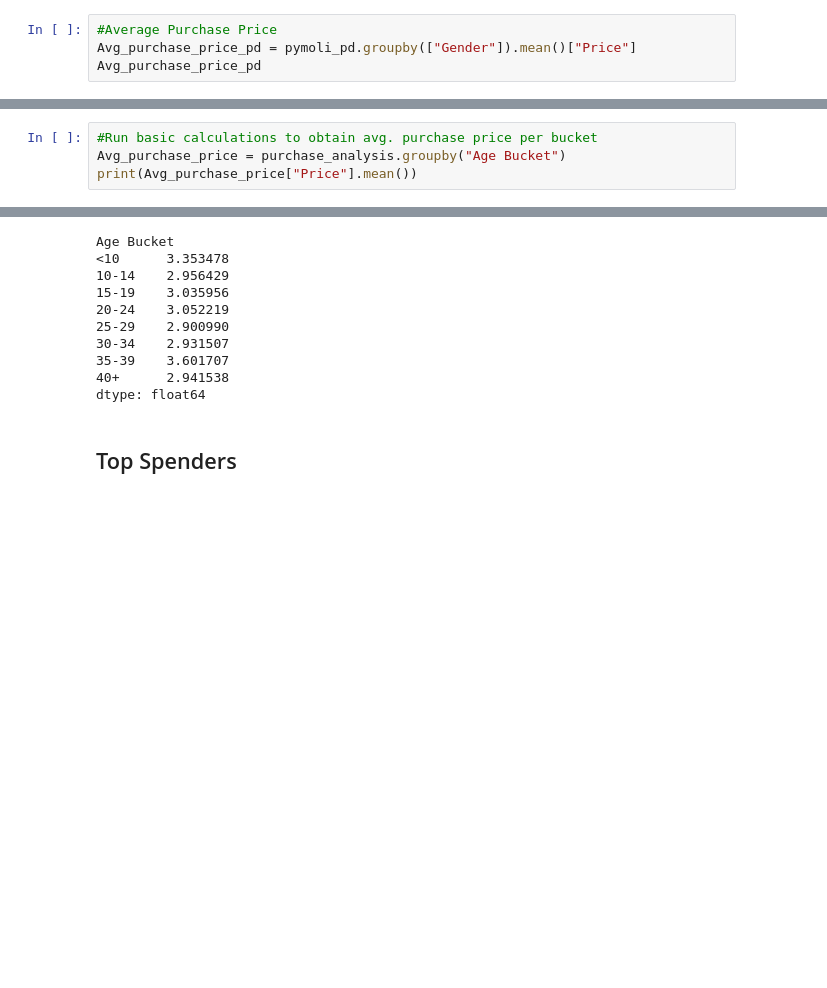
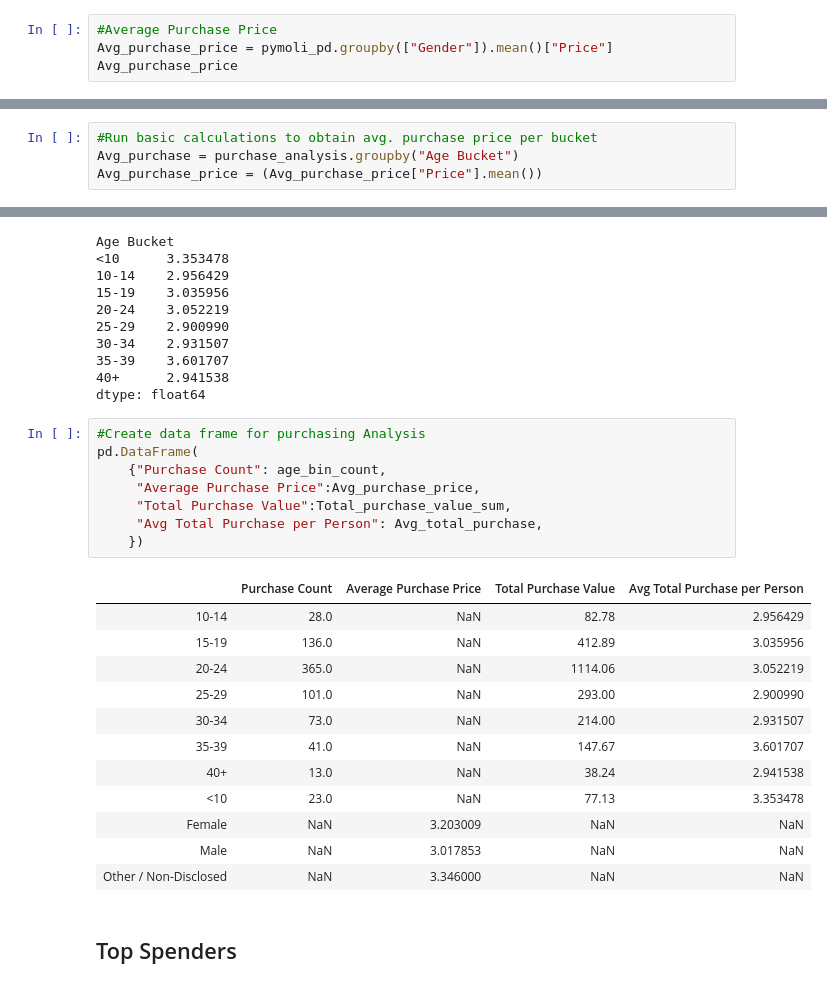
Before and after one commit to janetnamulondo/pandas_challenge, a Jupyter notebook: HeroesOfPymoli/02-Homework_04-Pandas_Instructions_HeroesOfPymoli_HeroesOfPymoli_starter (9).ipynb, the cells around one changed output, grey strips where cells are left out. Saved outputs shown, nothing was run; the diff lists cells and outputs as text; blank space fills up the shorter version.

```diff
--- a/HeroesOfPymoli/02-Homework_04-Pandas_Instructions_HeroesOfPymoli_HeroesOfPymoli_starter (9).ipynb
+++ b/HeroesOfPymoli/02-Homework_04-Pandas_Instructions_HeroesOfPymoli_HeroesOfPymoli_starter (9).ipynb
@@ -128,8 +141,8 @@ Other / Non-Disclosed     15
 Name: Price, dtype: int64
 # %%
 #Average Purchase Price
-Avg_purchase_price_pd = pymoli_pd.groupby(["Gender"]).mean()["Price"]
-Avg_purchase_price_pd
+Avg_purchase_price = pymoli_pd.groupby(["Gender"]).mean()["Price"]
+Avg_purchase_price
 # %% [output]
 Gender
 Female                   3.203009
@@ -315,8 +357,8 @@ Age Bucket
 Name: Age, dtype: int64
 # %%
 #Run basic calculations to obtain avg. purchase price per bucket
-Avg_purchase_price = purchase_analysis.groupby("Age Bucket")
-print(Avg_purchase_price["Price"].mean())
+Avg_purchase = purchase_analysis.groupby("Age Bucket")
+Avg_purchase_price = (Avg_purchase_price["Price"].mean())
 # %% [output]
 Age Bucket
 <10      3.353478
@@ -360,6 +402,27 @@ Age Bucket
 35-39    3.601707
 40+      2.941538
 dtype: float64
+# %%
+#Create data frame for purchasing Analysis
+pd.DataFrame(
+    {"Purchase Count": age_bin_count,
+     "Average Purchase Price":Avg_purchase_price,
+     "Total Purchase Value":Total_purchase_value_sum,
+     "Avg Total Purchase per Person": Avg_total_purchase,
+    })
+# %% [output]
+|  | Purchase Count | Average Purchase Price | Total Purchase Value | Avg Total Purchase per Person |
+| 10-14 | 28.0 | NaN | 82.78 | 2.956429 |
+| 15-19 | 136.0 | NaN | 412.89 | 3.035956 |
+| 20-24 | 365.0 | NaN | 1114.06 | 3.052219 |
+| 25-29 | 101.0 | NaN | 293.00 | 2.900990 |
+| 30-34 | 73.0 | NaN | 214.00 | 2.931507 |
+| 35-39 | 41.0 | NaN | 147.67 | 3.601707 |
+| 40+ | 13.0 | NaN | 38.24 | 2.941538 |
+| <10 | 23.0 | NaN | 77.13 | 3.353478 |
+| Female | NaN | 3.203009 | NaN | NaN |
+| Male | NaN | 3.017853 | NaN | NaN |
+| Other / Non-Disclosed | NaN | 3.346000 | NaN | NaN |
 # %% [markdown]
 ## Top Spenders
 # %% [markdown]
```
Also changed, not shown: parts of 20 cells of this notebook.
